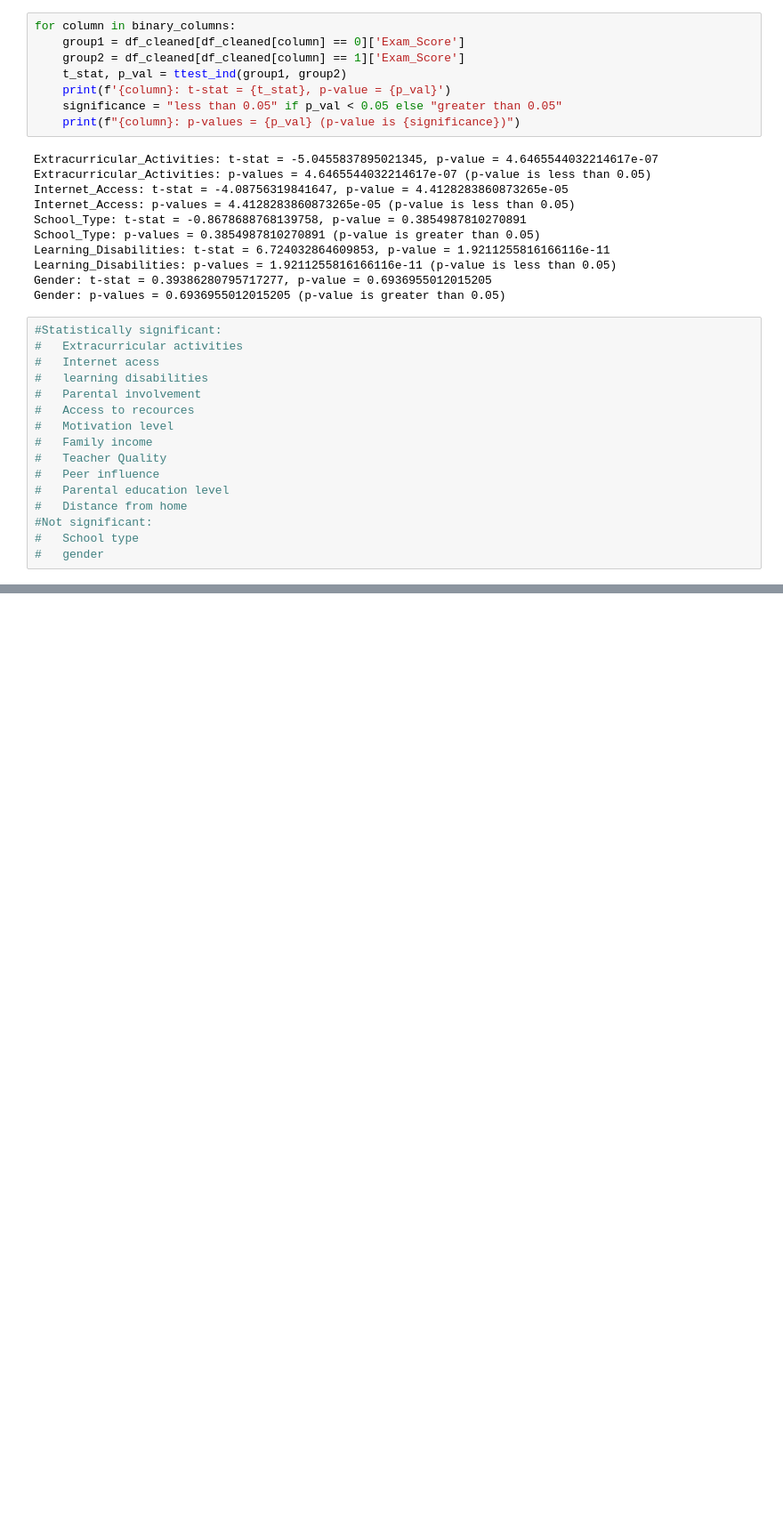
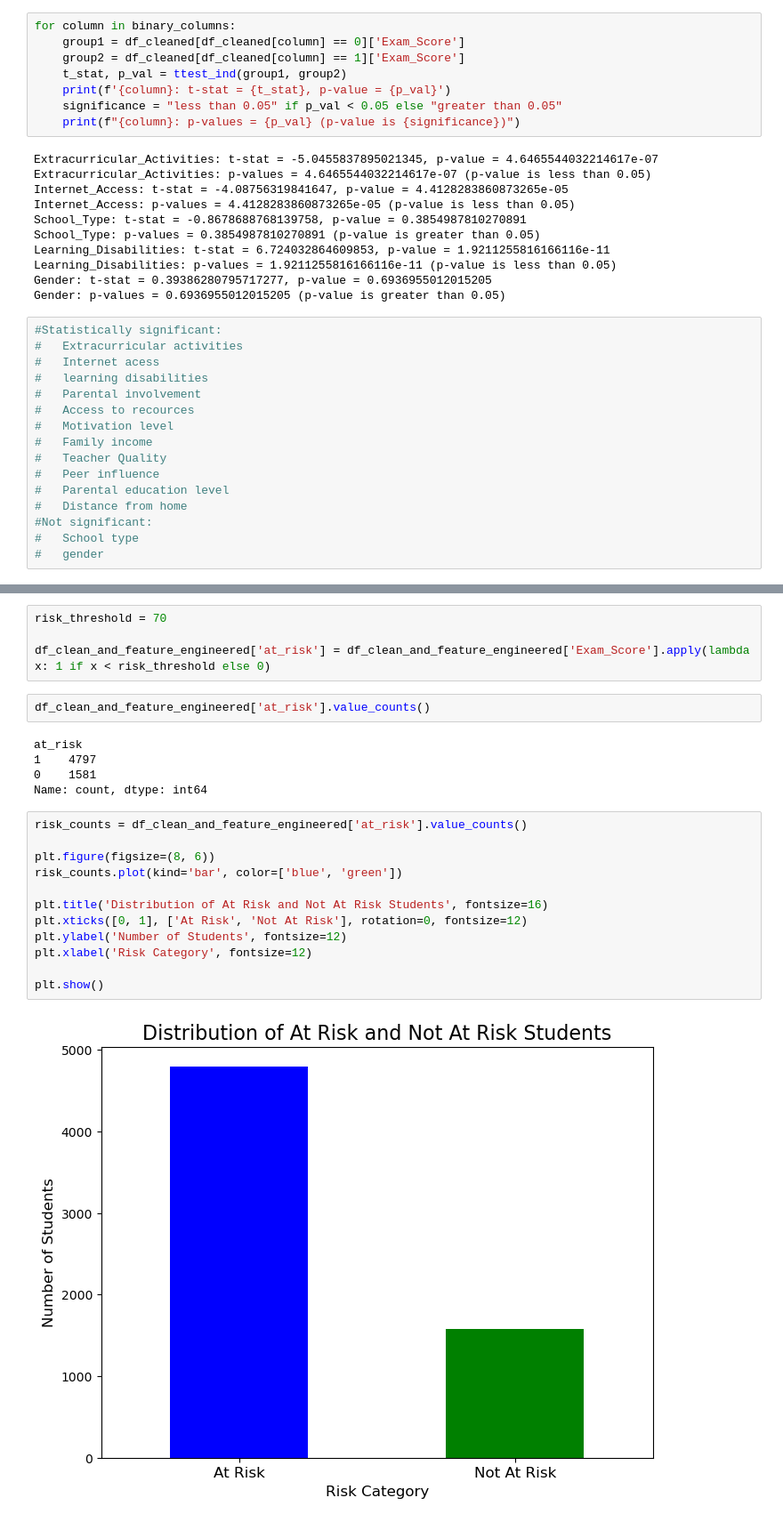
Before and after one commit to KonstantinLeube/Exam_Score_ML_Project, a Jupyter notebook: notebooks/Notebook_final_project_konstantin.ipynb, the cells around one changed output, grey strips where cells are left out. Shown at 89% size. Saved outputs shown, nothing was run; the diff lists cells and outputs as text; blank space fills up the shorter version.

```diff
--- a/notebooks/Notebook_final_project_konstantin.ipynb
+++ b/notebooks/Notebook_final_project_konstantin.ipynb
@@ -505,0 +1101,25 @@ Distance_from_Home: p-values = 1.6303083634793744e-11 (p-value is less than 0.05
+# %%
+risk_threshold = 70
+
+df_clean_and_feature_engineered['at_risk'] = df_clean_and_feature_engineered['Exam_Score'].apply(lambda x: 1 if x < risk_threshold else 0)
+# %%
+df_clean_and_feature_engineered['at_risk'].value_counts()
+# %% [output]
+at_risk
+1    4797
+0    1581
+Name: count, dtype: int64
+# %%
+risk_counts = df_clean_and_feature_engineered['at_risk'].value_counts()
+
+plt.figure(figsize=(8, 6))
+risk_counts.plot(kind='bar', color=['blue', 'green'])
+
+plt.title('Distribution of At Risk and Not At Risk Students', fontsize=16)
+plt.xticks([0, 1], ['At Risk', 'Not At Risk'], rotation=0, fontsize=12)
+plt.ylabel('Number of Students', fontsize=12)
+plt.xlabel('Risk Category', fontsize=12)
+
+plt.show()
+# %% [output]
+[figure, added]
```
Also changed, not shown: parts of 50 cells of this notebook.
